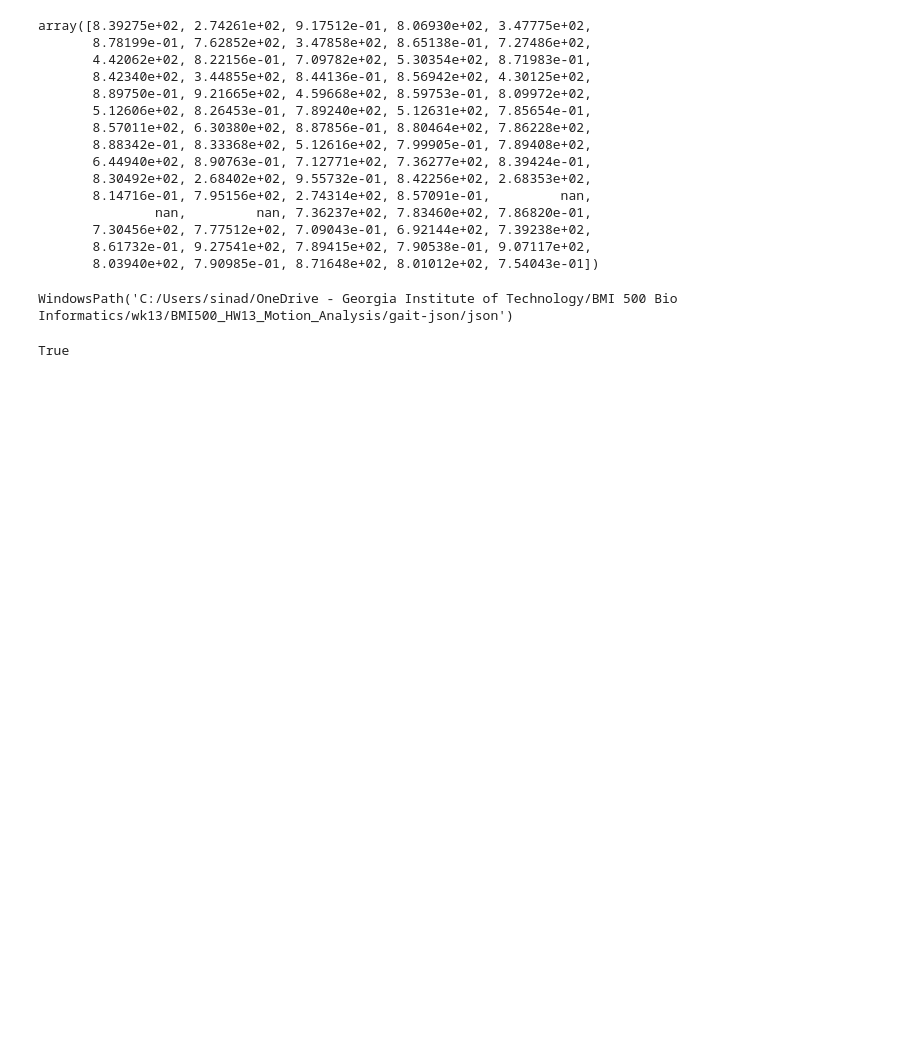
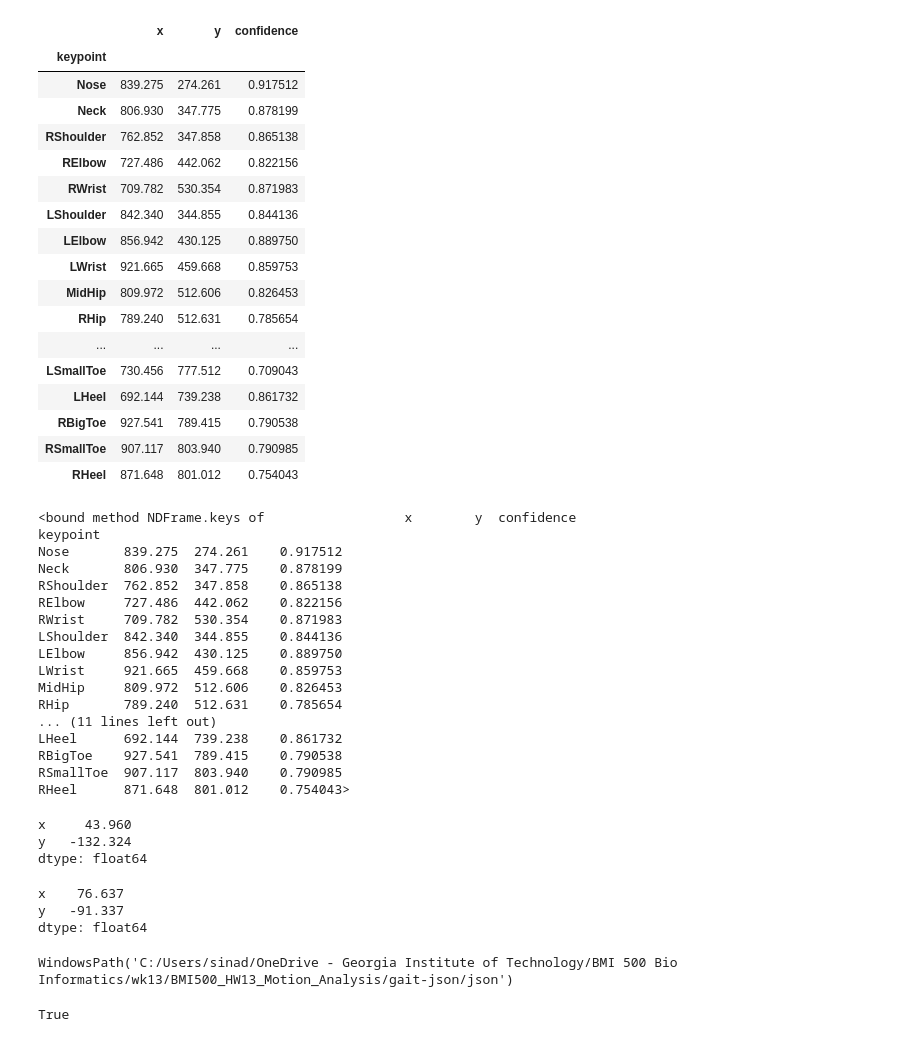
Before and after one commit to Simurgh818/BMI500_HW13_Motion_Analysis, a Jupyter notebook: lab.ipynb, the cells around one changed output. Saved outputs shown, nothing was run; the diff lists cells and outputs as text; code cells hidden in the pictures; blank space fills up the shorter version.

Commit message:
part 1 video done. added function to calculate angle

```diff
--- a/lab.ipynb
+++ b/lab.ipynb
@@ -111,23 +115,59 @@ plot_body25_df(df_f)
 # %%
-kp_f = extract_kp_from_resource(f)
+df_f
+# %% [output]
+|  | x | y | confidence |
+| keypoint |  |  |  |
+| Nose | 839.275 | 274.261 | 0.917512 |
+| Neck | 806.930 | 347.775 | 0.878199 |
+| RShoulder | 762.852 | 347.858 | 0.865138 |
+| RElbow | 727.486 | 442.062 | 0.822156 |
+| RWrist | 709.782 | 530.354 | 0.871983 |
+| LShoulder | 842.340 | 344.855 | 0.844136 |
+| LElbow | 856.942 | 430.125 | 0.889750 |
+| LWrist | 921.665 | 459.668 | 0.859753 |
+| MidHip | 809.972 | 512.606 | 0.826453 |
+| RHip | 789.240 | 512.631 | 0.785654 |
+| ... | ... | ... | ... |
+| LSmallToe | 730.456 | 777.512 | 0.709043 |
+| LHeel | 692.144 | 739.238 | 0.861732 |
+| RBigToe | 927.541 | 789.415 | 0.790538 |
+| RSmallToe | 907.117 | 803.940 | 0.790985 |
+| RHeel | 871.648 | 801.012 | 0.754043 |
 # %%
-kp_f
+# Left knee angle
+df_f.keys
 # %% [output]
-array([8.39275e+02, 2.74261e+02, 9.17512e-01, 8.06930e+02, 3.47775e+02,
-       8.78199e-01, 7.62852e+02, 3.47858e+02, 8.65138e-01, 7.27486e+02,
-       4.42062e+02, 8.22156e-01, 7.09782e+02, 5.30354e+02, 8.71983e-01,
-       8.42340e+02, 3.44855e+02, 8.44136e-01, 8.56942e+02, 4.30125e+02,
-       8.89750e-01, 9.21665e+02, 4.59668e+02, 8.59753e-01, 8.09972e+02,
-       5.12606e+02, 8.26453e-01, 7.89240e+02, 5.12631e+02, 7.85654e-01,
-       8.57011e+02, 6.30380e+02, 8.87856e-01, 8.80464e+02, 7.86228e+02,
-       8.88342e-01, 8.33368e+02, 5.12616e+02, 7.99905e-01, 7.89408e+02,
-       6.44940e+02, 8.90763e-01, 7.12771e+02, 7.36277e+02, 8.39424e-01,
-       8.30492e+02, 2.68402e+02, 9.55732e-01, 8.42256e+02, 2.68353e+02,
-       8.14716e-01, 7.95156e+02, 2.74314e+02, 8.57091e-01,         nan,
-               nan,         nan, 7.36237e+02, 7.83460e+02, 7.86820e-01,
-       7.30456e+02, 7.77512e+02, 7.09043e-01, 6.92144e+02, 7.39238e+02,
-       8.61732e-01, 9.27541e+02, 7.89415e+02, 7.90538e-01, 9.07117e+02,
-       8.03940e+02, 7.90985e-01, 8.71648e+02, 8.01012e+02, 7.54043e-01])
+<bound method NDFrame.keys of                  x        y  confidence
+keypoint
+Nose       839.275  274.261    0.917512
+Neck       806.930  347.775    0.878199
+RShoulder  762.852  347.858    0.865138
+RElbow     727.486  442.062    0.822156
+RWrist     709.782  530.354    0.871983
+LShoulder  842.340  344.855    0.844136
+LElbow     856.942  430.125    0.889750
+LWrist     921.665  459.668    0.859753
+MidHip     809.972  512.606    0.826453
+RHip       789.240  512.631    0.785654
+... (11 lines left out)
+LHeel      692.144  739.238    0.861732
+RBigToe    927.541  789.415    0.790538
+RSmallToe  907.117  803.940    0.790985
+RHeel      871.648  801.012    0.754043>
+# %%
+v1 = df_f.loc["LHip",['x','y']] - df_f.loc["LKnee",['x','y']]
+v1
+# %% [output]
+x     43.960
+y   -132.324
+dtype: float64
+# %%
+v2 = df_f.loc["LKnee",['x','y']] - df_f.loc["LAnkle",['x','y']]
+v2
+# %% [output]
+x    76.637
+y   -91.337
+dtype: float64
 # %%
 src_dir = Path("gait-json/json/")
 # %%
```
Also changed, not shown: parts of 12 cells of this notebook, 3 other files.
